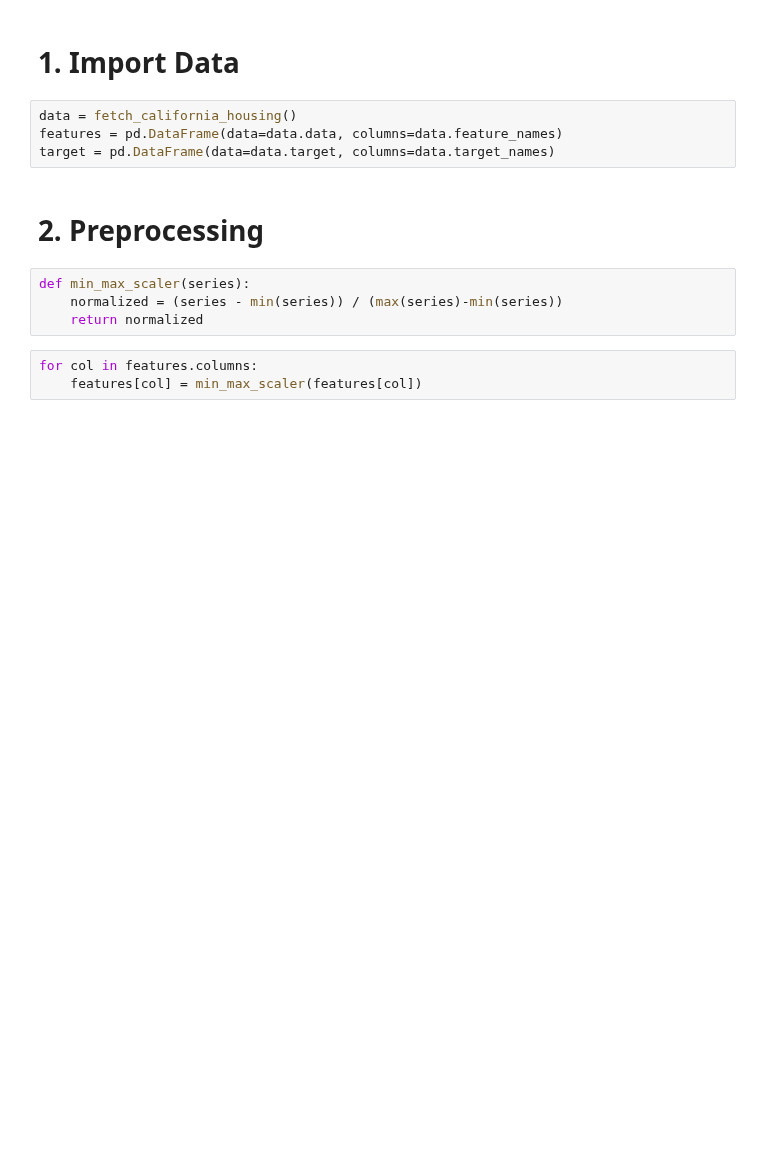
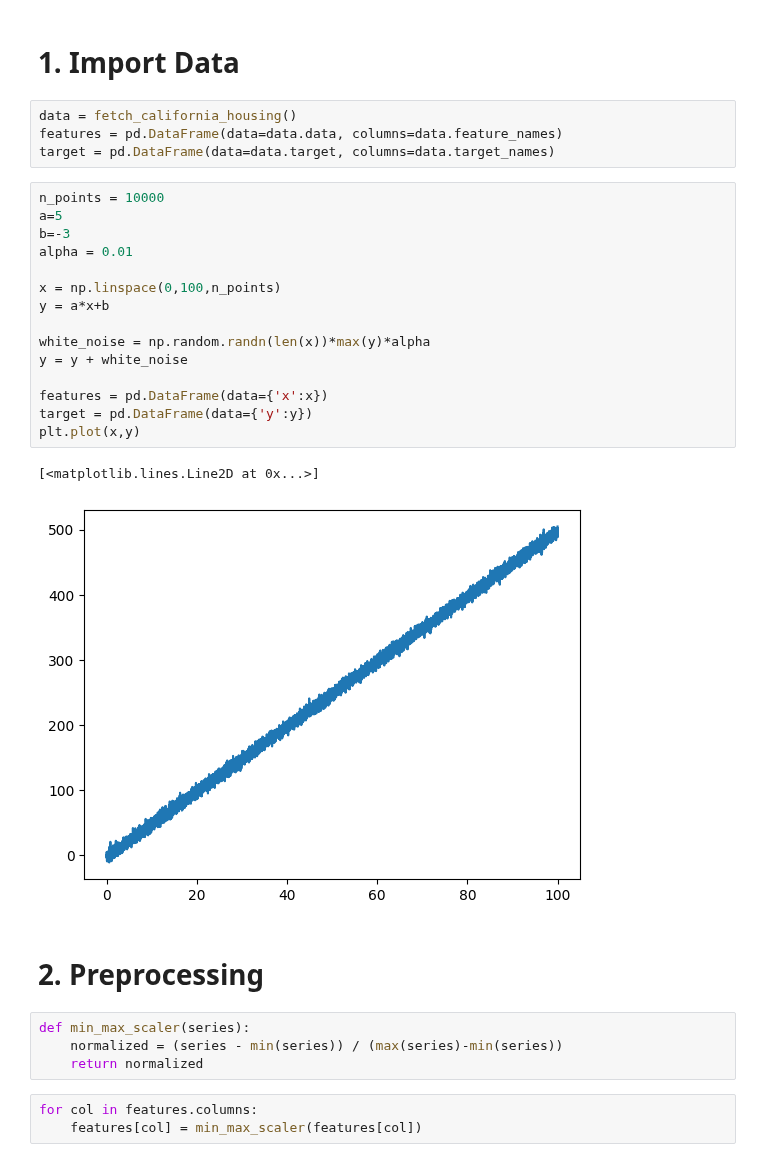
Before and after one commit to NickOLeeney/neural-network-from-scratch, a Jupyter notebook: examples/regression.ipynb, the cells around one changed output. Saved outputs shown, nothing was run; the diff lists cells and outputs as text; blank space fills up the shorter version.

```diff
--- a/examples/regression.ipynb
+++ b/examples/regression.ipynb
@@ -10,6 +11,24 @@ from neuralNetworkFromScratch import NeuralNetworkFromScratch
 data = fetch_california_housing()
 features = pd.DataFrame(data=data.data, columns=data.feature_names)
 target = pd.DataFrame(data=data.target, columns=data.target_names)
+# %%
+n_points = 10000
+a=5
+b=-3
+alpha = 0.01
+
+x = np.linspace(0,100,n_points)
+y = a*x+b
+
+white_noise = np.random.randn(len(x))*max(y)*alpha
+y = y + white_noise
+
+features = pd.DataFrame(data={'x':x})
+target = pd.DataFrame(data={'y':y})
+plt.plot(x,y)
+# %% [output]
+[<matplotlib.lines.Line2D at 0x...>]
+[figure, added]
 # %% [markdown]
 # 2. Preprocessing
 # %%
```
Also changed, not shown: parts of 10 cells of this notebook, 2 other files.
